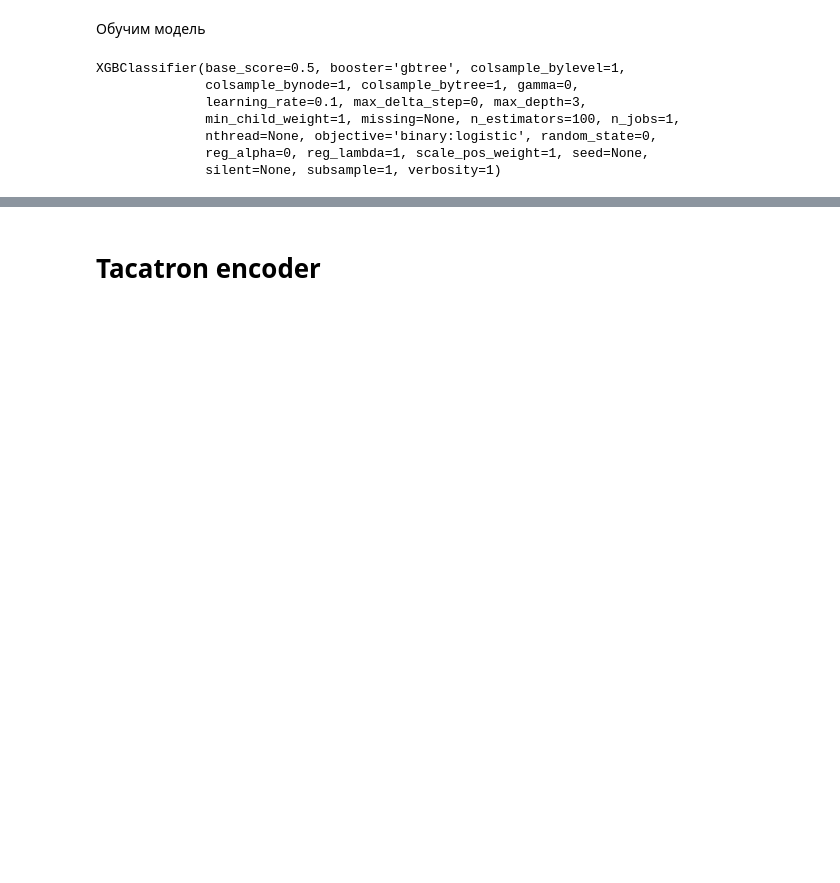
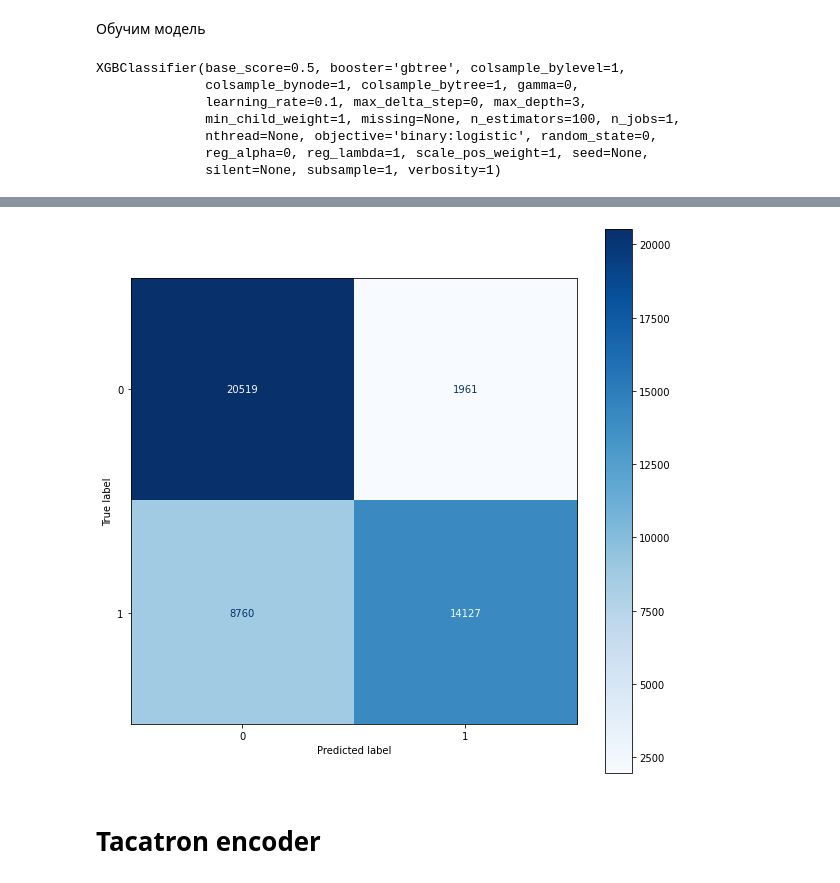
Before and after one commit to Svetuf/CSC_Sentiment_Russian_NER, a Jupyter notebook: Notebooks/Analysis_RuTweetCorp.ipynb, the cells around one changed output, grey strips where cells are left out. Saved outputs shown, nothing was run; the diff lists cells and outputs as text; code cells hidden in the pictures; blank space fills up the shorter version.

```diff
--- a/Notebooks/Analysis_RuTweetCorp.ipynb
+++ b/Notebooks/Analysis_RuTweetCorp.ipynb
@@ -988,5 +630,26 @@ XGBClassifier(base_score=0.5, booster='gbtree', colsample_bylevel=1,
+# %%
+with open(file_name_ext, "rb") as f:
+    model_extended_xgb = pickle.load(f)
+# %%
+X_vec_idf_test = []
+for i in tqdm(range(len(X_test))):
+    ans = 0
+    for el in X_test[i]:
+        if el in dictionary:
+          idf = tfidf.idfs[dictionary.token2id[el]]
+        else:
+          idf = np.sqrt(len(X_train))
+
+        ans += w2v_model.wv[el] * idf
+
+    X_vec_idf_test.append(ans)
 # %%
-y_fake_pred = model_2.predict(np.array(X_vec_idf))
-predictions = [round(value) for value in y_fake_pred]
+y_pred = model_extended_xgb.predict(np.array(X_vec_idf_test))
+predictions = [round(value) for value in y_pred]
 
-accuracy = accuracy_score(y_train, predictions)
+accuracy = accuracy_score(y_test, predictions)
+print("Accuracy: %.2f%%" % (accuracy * 100.0))
+#61.70%
+#71.20%
+#75.97%
+#77.24%
@@ -1024,8 +657,0 @@ for i in tqdm(range(len(X_test))):
-# %%
-y_pred = model_2.predict(np.array(X_vec_idf_test))
-predictions = [round(value) for value in y_pred]
-
-accuracy = accuracy_score(y_test, predictions)
-print("Accuracy: %.2f%%" % (accuracy * 100.0))
-#61.70%
-#71.20%
@@ -1050,6 +674,10 @@ def plot_confusion_matrix(labels, pred_labels):
     cm = metrics.confusion_matrix(labels, pred_labels);
     cm = metrics.ConfusionMatrixDisplay(cm, display_labels = range(10));
     cm.plot(values_format = 'd', cmap = 'Blues', ax = ax)
+# %%
+plot_confusion_matrix(y_test, y_pred)
+# %% [output]
+[figure, added]
 # %% [markdown]
 # Tacatron encoder
 # %% [markdown]
```
Also changed, not shown: parts of 271 cells of this notebook.
